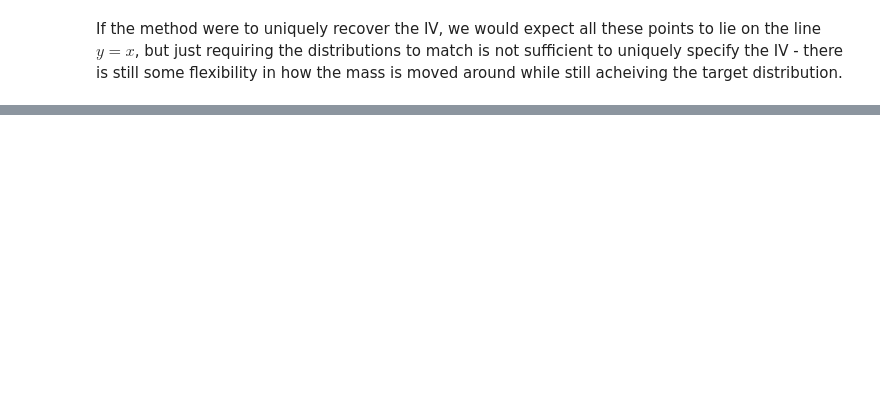
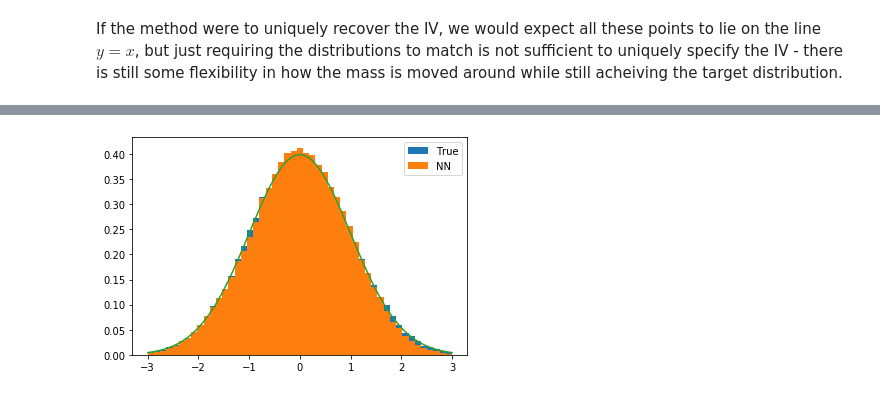
Before and after one commit to phillipmurray/DL_integrated_variance, a Jupyter notebook: notebooks/dl_intvar.ipynb, the cells around one changed output, grey strips where cells are left out. Cells and saved outputs as stored; diff of their text form; code cells hidden in the pictures; blank space fills up the shorter version.

```diff
--- a/notebooks/dl_intvar.ipynb
+++ b/notebooks/dl_intvar.ipynb
@@ -138,0 +134,5 @@ plt.scatter(x[:,-1]-x[:,0], np.sqrt(iv))
+# %%
+rbfmmd_loss = RBFMMDLoss(length_scale=1.0)
+rbfmmd_model = FFNetwork(n_layers=4, h_dims=128, loss=rbfmmd_loss)
+# %%
+history = rbfmmd_model.train(x, num_epochs=10, batch_size=256, plotting=False, lr=0.0001)
@@ -138,0 +150,7 @@ plt.scatter(x[:,-1]-x[:,0], np.sqrt(iv))
+# %%
+x_test = X.generate(100000, 100)
+iv = rbfmmd_model.predict_iv(x_test)
+# %%
+plot_hist(x_test, iv, X.get_norm_increments(), n_bins=50)
+# %% [output]
+[figure, added]
```
Also changed, not shown: parts of 14 cells of this notebook, 2 other files.
